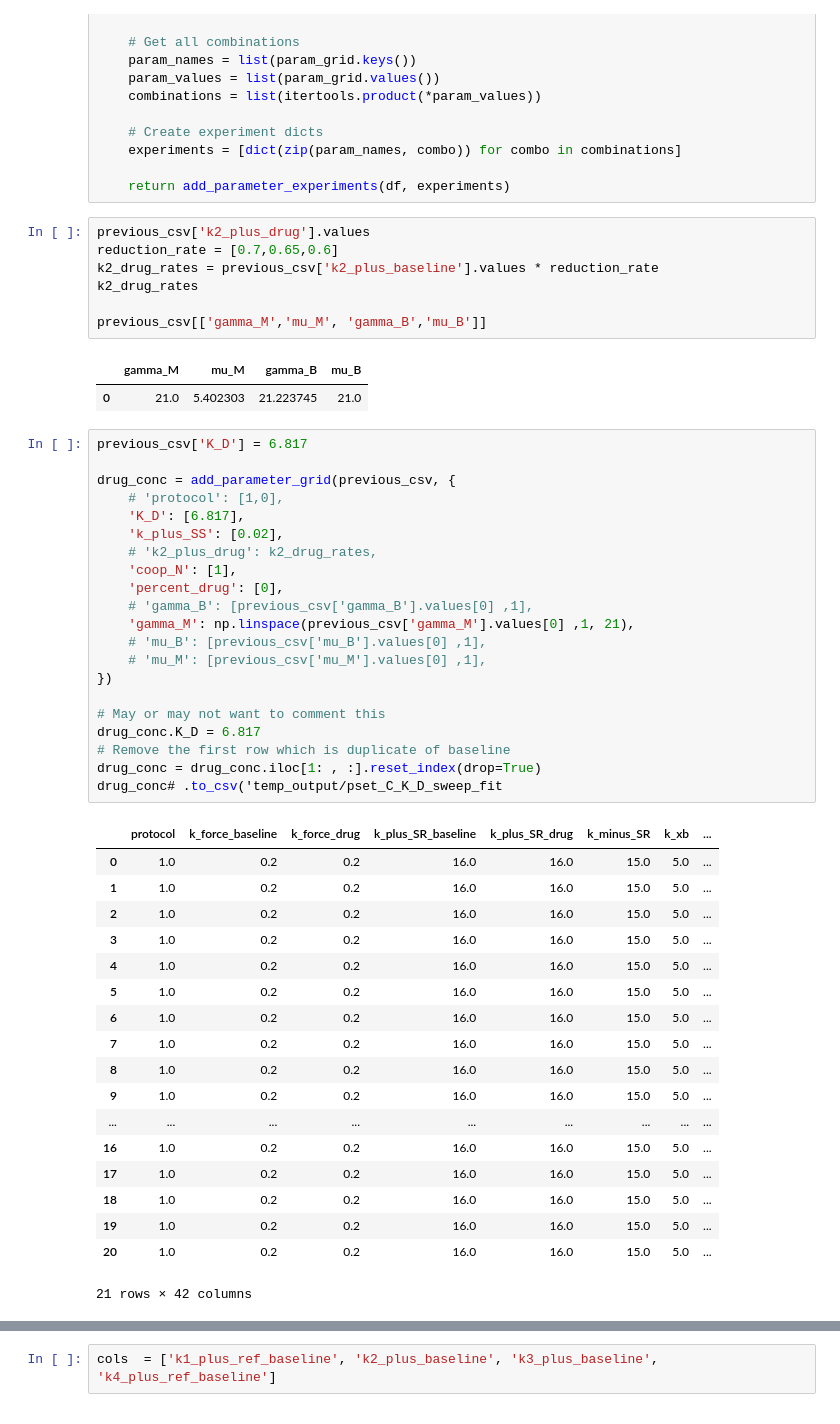
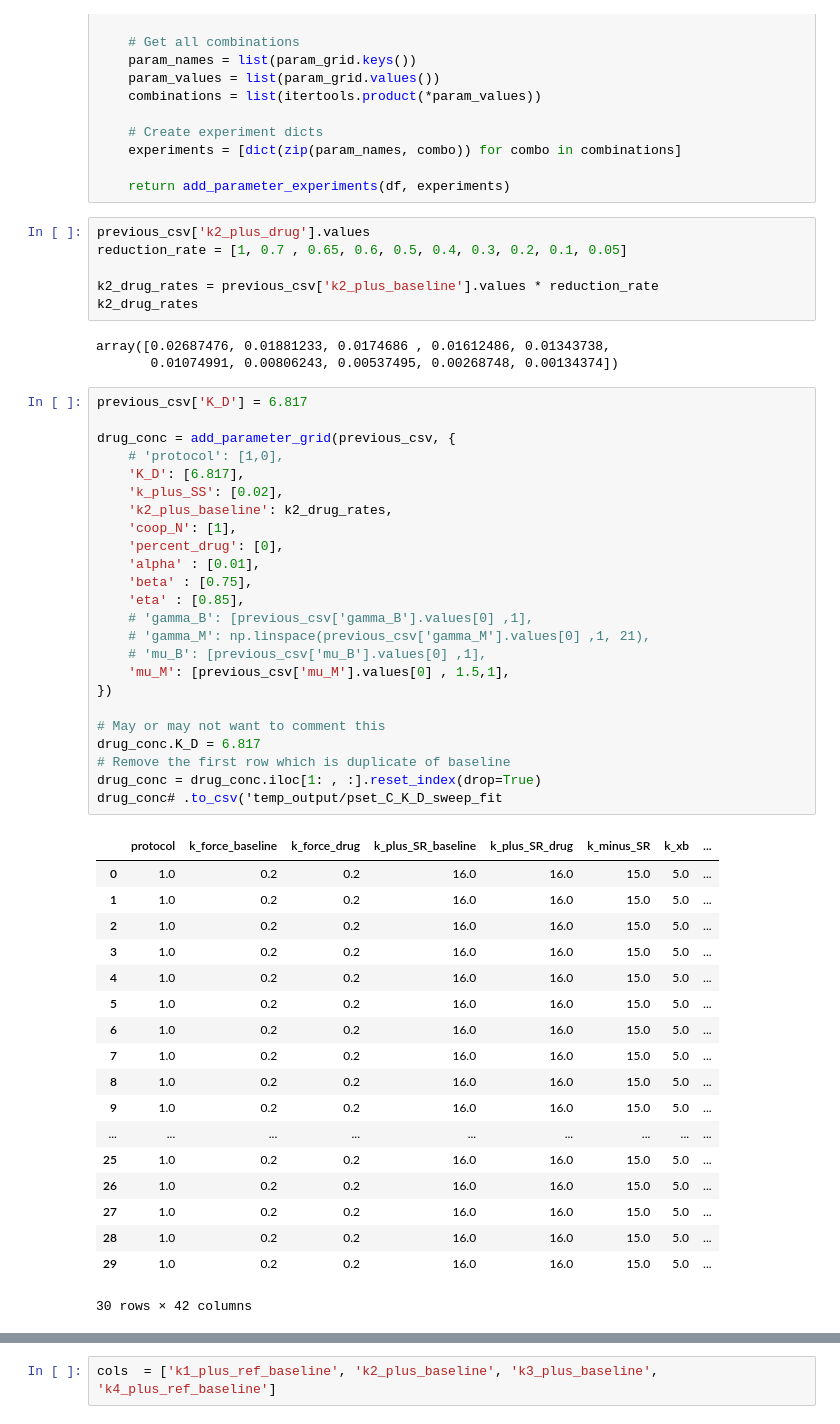
Before and after one commit to marcushock/dATP_multiscale_modeling, a Jupyter notebook: Misc_notebooks/parameter_input_generator.ipynb, the cells around one changed output, grey strips where cells are left out. Drawn from its saved outputs; the diff is of its cells as text.

```diff
--- a/Misc_notebooks/parameter_input_generator.ipynb
+++ b/Misc_notebooks/parameter_input_generator.ipynb
@@ -172,54 +182,56 @@ def add_parameter_grid(df, param_grid):
     return add_parameter_experiments(df, experiments)
 # %%
 previous_csv['k2_plus_drug'].values
-reduction_rate = [0.7,0.65,0.6]
+reduction_rate = [1, 0.7 , 0.65, 0.6, 0.5, 0.4, 0.3, 0.2, 0.1, 0.05]
+
 k2_drug_rates = previous_csv['k2_plus_baseline'].values * reduction_rate
 k2_drug_rates
-
-previous_csv[['gamma_M','mu_M', 'gamma_B','mu_B']]
 # %% [output]
-|  | gamma_M | mu_M | gamma_B | mu_B |
-| 0 | 21.0 | 5.402303 | 21.223745 | 21.0 |
+array([0.02687476, 0.01881233, 0.0174686 , 0.01612486, 0.01343738,
+       0.01074991, 0.00806243, 0.00537495, 0.00268748, 0.00134374])
 # %%
 previous_csv['K_D'] = 6.817
 
 drug_conc = add_parameter_grid(previous_csv, {
     # 'protocol': [1,0],
     'K_D': [6.817],
     'k_plus_SS': [0.02],
-    # 'k2_plus_drug': k2_drug_rates,
+    'k2_plus_baseline': k2_drug_rates,
     'coop_N': [1],
     'percent_drug': [0],
+    'alpha' : [0.01],
+    'beta' : [0.75],
+    'eta' : [0.85],
     # 'gamma_B': [previous_csv['gamma_B'].values[0] ,1],
-    'gamma_M': np.linspace(previous_csv['gamma_M'].values[0] ,1, 21),
+    # 'gamma_M': np.linspace(previous_csv['gamma_M'].values[0] ,1, 21),
     # 'mu_B': [previous_csv['mu_B'].values[0] ,1],
-    # 'mu_M': [previous_csv['mu_M'].values[0] ,1],
+    'mu_M': [previous_csv['mu_M'].values[0] , 1.5,1],
 })
 
 # May or may not want to comment this
 drug_conc.K_D = 6.817
 # Remove the first row which is duplicate of baseline
 drug_conc = drug_conc.iloc[1: , :].reset_index(drop=True)
 drug_conc# .to_csv('temp_output/pset_C_K_D_sweep_fit
 # %% [output]
 |  | protocol | k_force_baseline | k_force_drug | k_plus_SR_baseline | k_plus_SR_drug | k_minus_SR | k_xb | ... |
 | 0 | 1.0 | 0.2 | 0.2 | 16.0 | 16.0 | 15.0 | 5.0 | ... |
 | 1 | 1.0 | 0.2 | 0.2 | 16.0 | 16.0 | 15.0 | 5.0 | ... |
 | 2 | 1.0 | 0.2 | 0.2 | 16.0 | 16.0 | 15.0 | 5.0 | ... |
 | 3 | 1.0 | 0.2 | 0.2 | 16.0 | 16.0 | 15.0 | 5.0 | ... |
 | 4 | 1.0 | 0.2 | 0.2 | 16.0 | 16.0 | 15.0 | 5.0 | ... |
 | 5 | 1.0 | 0.2 | 0.2 | 16.0 | 16.0 | 15.0 | 5.0 | ... |
 | 6 | 1.0 | 0.2 | 0.2 | 16.0 | 16.0 | 15.0 | 5.0 | ... |
 | 7 | 1.0 | 0.2 | 0.2 | 16.0 | 16.0 | 15.0 | 5.0 | ... |
 | 8 | 1.0 | 0.2 | 0.2 | 16.0 | 16.0 | 15.0 | 5.0 | ... |
 | 9 | 1.0 | 0.2 | 0.2 | 16.0 | 16.0 | 15.0 | 5.0 | ... |
 | ... | ... | ... | ... | ... | ... | ... | ... | ... |
-| 16 | 1.0 | 0.2 | 0.2 | 16.0 | 16.0 | 15.0 | 5.0 | ... |
-| 17 | 1.0 | 0.2 | 0.2 | 16.0 | 16.0 | 15.0 | 5.0 | ... |
-| 18 | 1.0 | 0.2 | 0.2 | 16.0 | 16.0 | 15.0 | 5.0 | ... |
-| 19 | 1.0 | 0.2 | 0.2 | 16.0 | 16.0 | 15.0 | 5.0 | ... |
-| 20 | 1.0 | 0.2 | 0.2 | 16.0 | 16.0 | 15.0 | 5.0 | ... |
+| 25 | 1.0 | 0.2 | 0.2 | 16.0 | 16.0 | 15.0 | 5.0 | ... |
+| 26 | 1.0 | 0.2 | 0.2 | 16.0 | 16.0 | 15.0 | 5.0 | ... |
+| 27 | 1.0 | 0.2 | 0.2 | 16.0 | 16.0 | 15.0 | 5.0 | ... |
+| 28 | 1.0 | 0.2 | 0.2 | 16.0 | 16.0 | 15.0 | 5.0 | ... |
+| 29 | 1.0 | 0.2 | 0.2 | 16.0 | 16.0 | 15.0 | 5.0 | ... |
-21 rows × 42 columns
+30 rows × 42 columns
 # %%
 if input("Want to save this? (y/n) ") == 'y':
     fname = input("Write the filename you want to save as (include the .csv extension): ")
```
Also changed, not shown: parts of 2 cells of this notebook.
